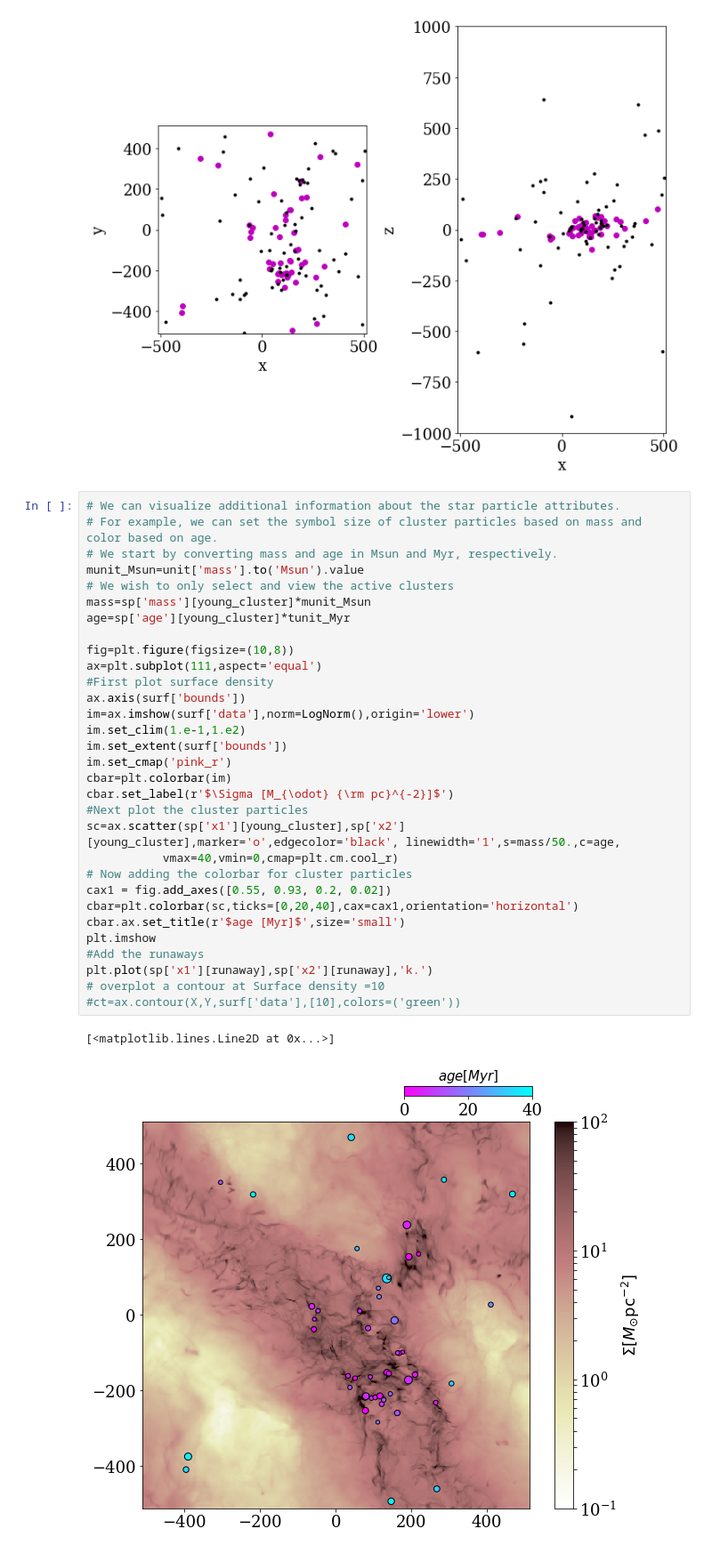
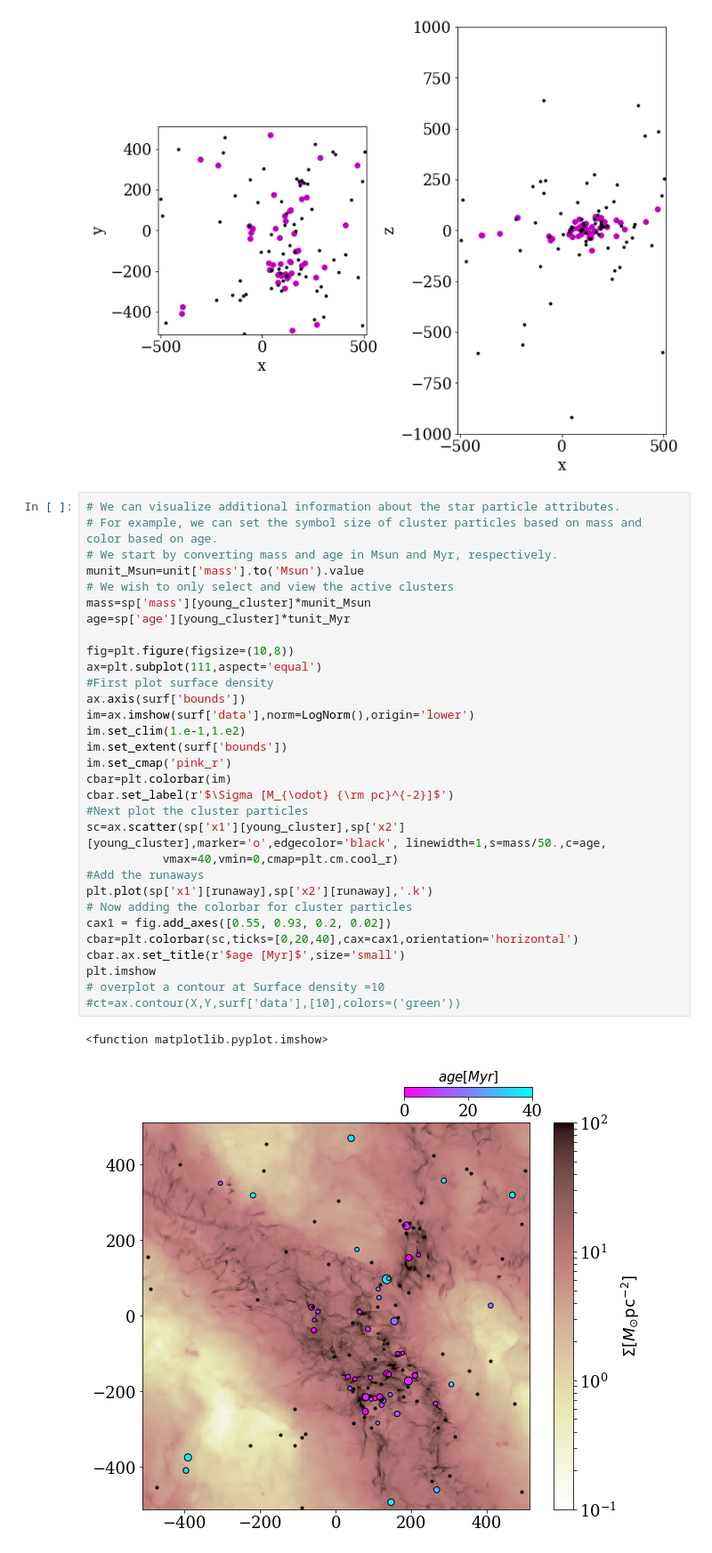
Before and after one commit to changgoo/pyathena, a Jupyter notebook: notebook/surface_density_from_pickle.ipynb, the cells around one changed output. Shown: that part at 89% size. Saved outputs shown, nothing was run; the diff lists cells and outputs as text.

```diff
--- a/notebook/surface_density_from_pickle.ipynb
+++ b/notebook/surface_density_from_pickle.ipynb
@@ -373,34 +373,34 @@ plt.tight_layout()
 # %%
 # We can visualize additional information about the star particle attributes.
 # For example, we can set the symbol size of cluster particles based on mass and color based on age.
 # We start by converting mass and age in Msun and Myr, respectively.
 munit_Msun=unit['mass'].to('Msun').value
 # We wish to only select and view the active clusters
 mass=sp['mass'][young_cluster]*munit_Msun
 age=sp['age'][young_cluster]*tunit_Myr
 
 fig=plt.figure(figsize=(10,8))
 ax=plt.subplot(111,aspect='equal')
 #First plot surface density
 ax.axis(surf['bounds'])
 im=ax.imshow(surf['data'],norm=LogNorm(),origin='lower')
 im.set_clim(1.e-1,1.e2)
 im.set_extent(surf['bounds'])
 im.set_cmap('pink_r')
 cbar=plt.colorbar(im)
 cbar.set_label(r'$\Sigma [M_{\odot} {\rm pc}^{-2}]$')
 #Next plot the cluster particles
-sc=ax.scatter(sp['x1'][young_cluster],sp['x2'][young_cluster],marker='o',edgecolor='black', linewidth='1',s=mass/50.,c=age,
+sc=ax.scatter(sp['x1'][young_cluster],sp['x2'][young_cluster],marker='o',edgecolor='black', linewidth=1,s=mass/50.,c=age,
            vmax=40,vmin=0,cmap=plt.cm.cool_r)
+#Add the runaways
+plt.plot(sp['x1'][runaway],sp['x2'][runaway],'.k')
 # Now adding the colorbar for cluster particles
 cax1 = fig.add_axes([0.55, 0.93, 0.2, 0.02])
 cbar=plt.colorbar(sc,ticks=[0,20,40],cax=cax1,orientation='horizontal')
 cbar.ax.set_title(r'$age [Myr]$',size='small')
 plt.imshow
-#Add the runaways
-plt.plot(sp['x1'][runaway],sp['x2'][runaway],'k.')
 # overplot a contour at Surface density =10
 #ct=ax.contour(X,Y,surf['data'],[10],colors=('green'))
 # %% [output]
-[<matplotlib.lines.Line2D at 0x...>]
+<function matplotlib.pyplot.imshow>
-[figure, old version]
+[figure, new version]
```
Also changed, not shown: parts of 5 cells of this notebook, 3 other files.
